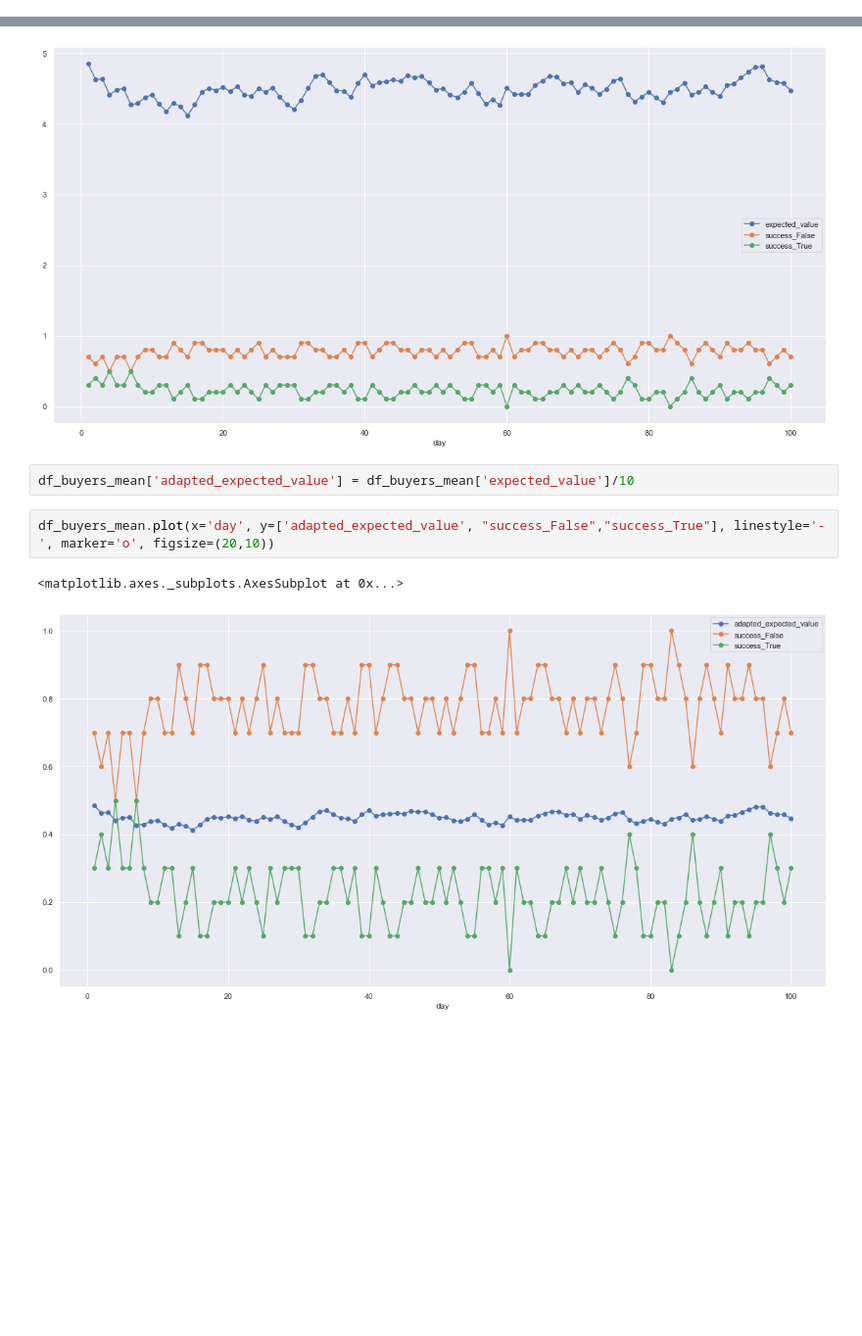
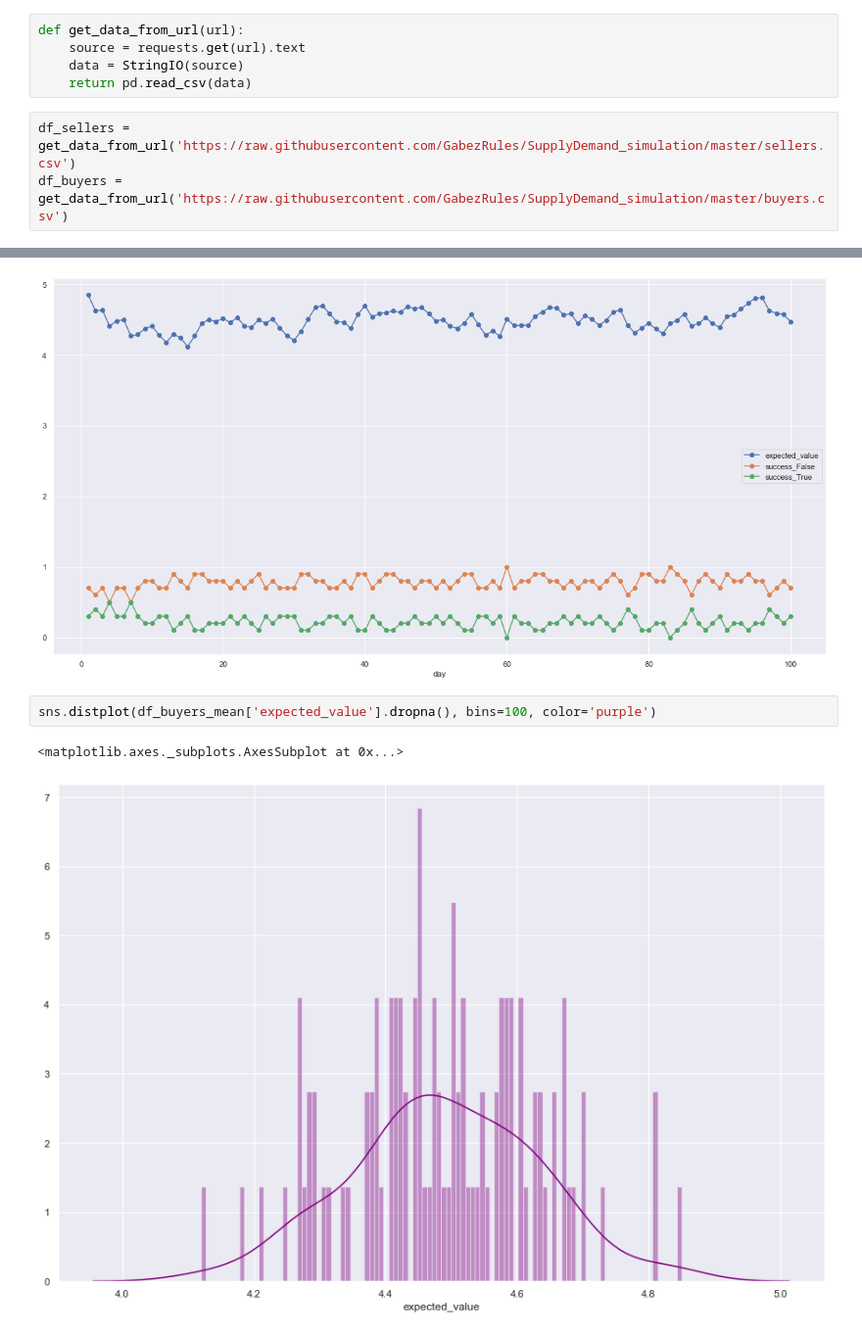
Before and after one commit to GabezRules/SupplyDemand_simulation, a Jupyter notebook: analysis.ipynb, the cells around one changed output, grey strips where cells are left out. Shown: that part at 98% size. Drawn from its saved outputs; the diff is of its cells as text; blank space fills up the shorter version.

```diff
--- a/analysis.ipynb
+++ b/analysis.ipynb
@@ -14,3 +14,11 @@ df_buyers = pd.read_csv('buyers.csv')
+# %%
+def get_data_from_url(url):
+    source = requests.get(url).text
+    data = StringIO(source)
+    return pd.read_csv(data)
+# %%
+df_sellers = get_data_from_url('https://raw.githubusercontent.com/GabezRules/SupplyDemand_simulation/master/sellers.csv')
+df_buyers = get_data_from_url('https://raw.githubusercontent.com/GabezRules/SupplyDemand_simulation/master/buyers.csv')
 # %%
 df_sellers.head()
 # %% [output]
@@ -81,10 +89,8 @@ df_buyers_mean.plot(x='day', y=['expected_value', "success_False","success_True"
 # %% [output]
 <matplotlib.axes._subplots.AxesSubplot at 0x...>
 [figure]
-# %%
-df_buyers_mean['adapted_expected_value'] = df_buyers_mean['expected_value']/10
-# %%
-df_buyers_mean.plot(x='day', y=['adapted_expected_value', "success_False","success_True"], linestyle='-', marker='o', figsize=(20,10))
-# %% [output]
-<matplotlib.axes._subplots.AxesSubplot at 0x...>
-[figure, removed]
+# %%
+sns.distplot(df_buyers_mean['expected_value'].dropna(), bins=100, color='purple')
+# %% [output]
+<matplotlib.axes._subplots.AxesSubplot at 0x...>
+[figure, added]
```
Also changed, not shown: parts of 3 cells of this notebook.
